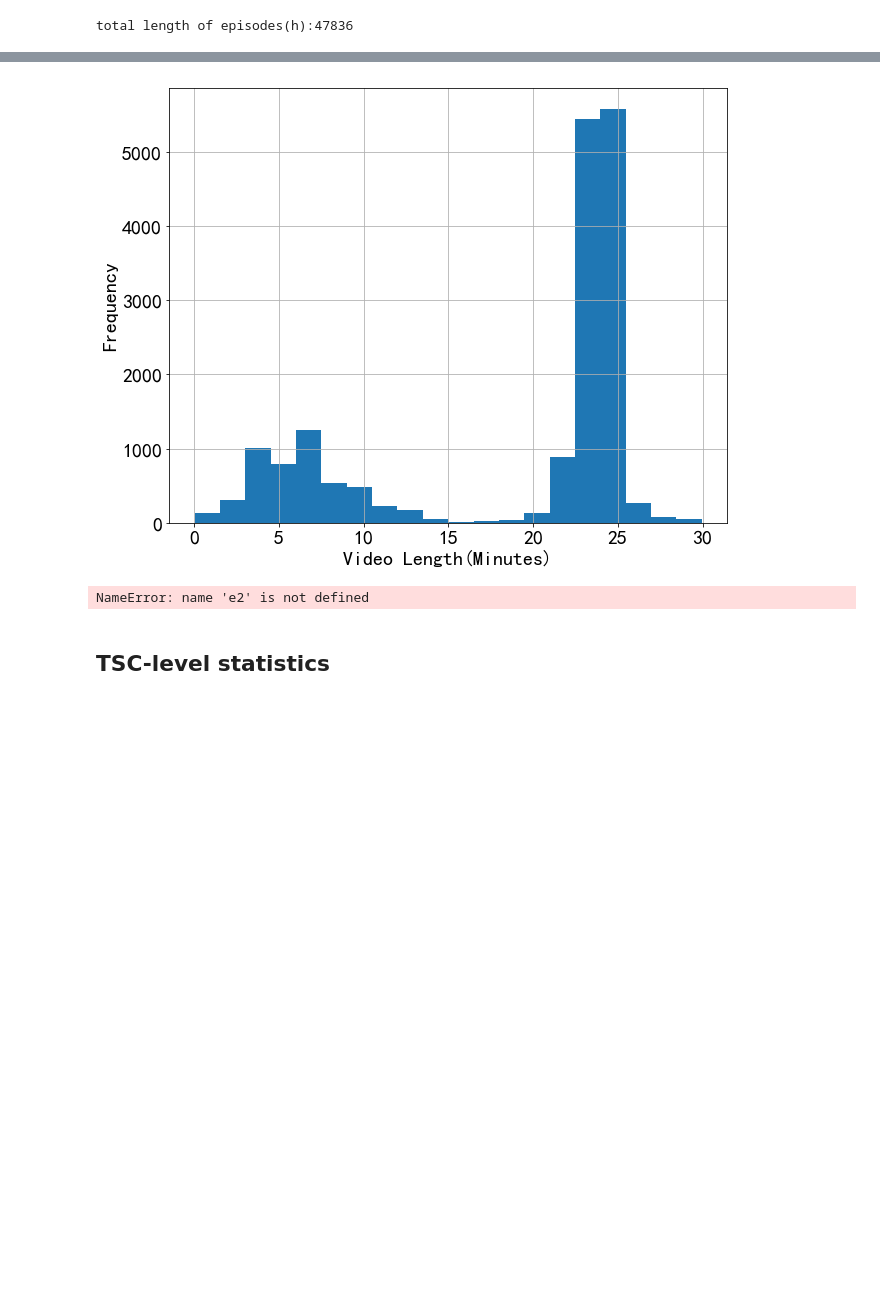
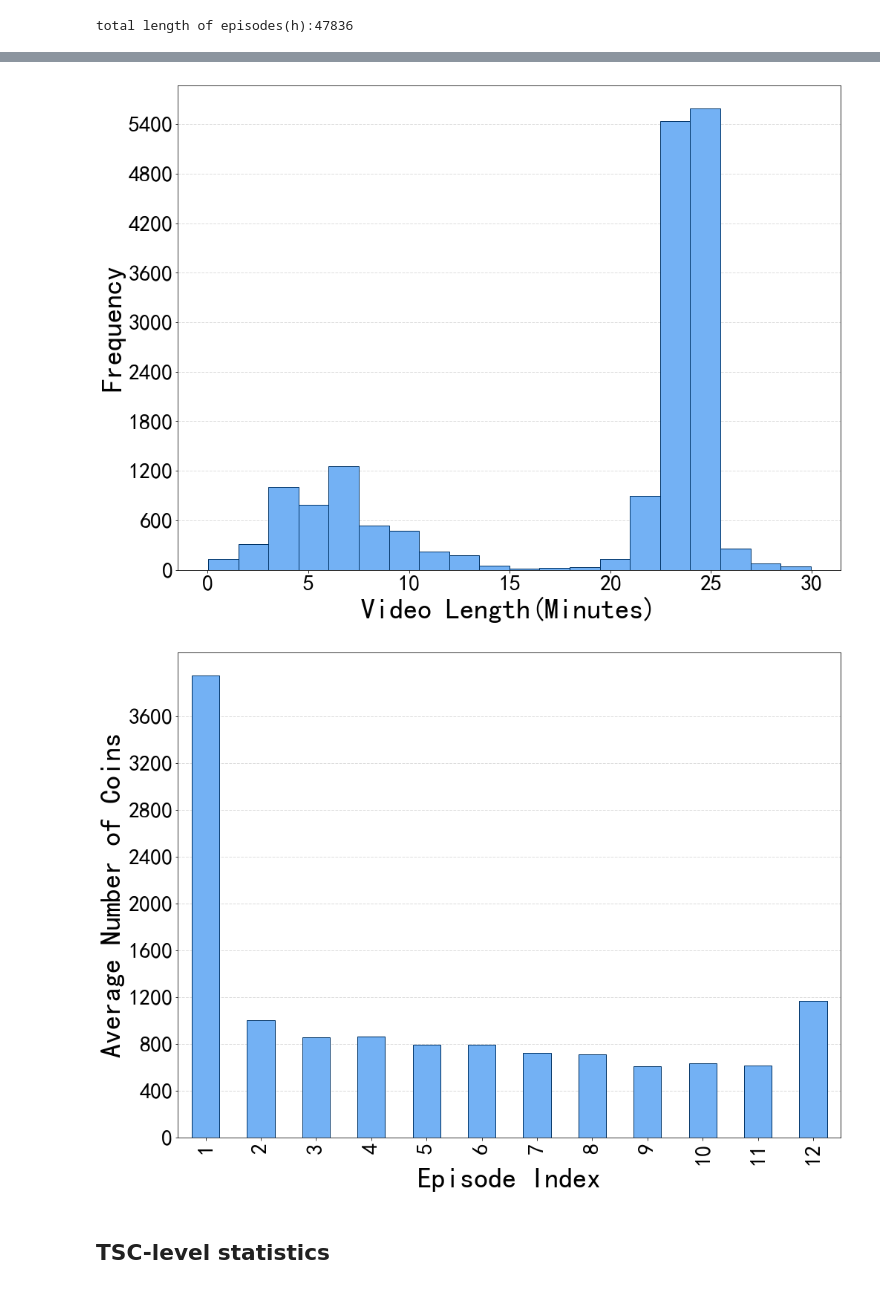
Before and after one commit to Viscount/IUI-Paper, a Jupyter notebook: data-stats/stats.ipynb, the cells around one changed output, grey strips where cells are left out. Drawn from its saved outputs; the diff is of its cells as text; code cells hidden in the pictures; blank space fills up the shorter version.

```diff
--- a/data-stats/stats.ipynb
+++ b/data-stats/stats.ipynb
@@ -103,24 +121,39 @@ plt.savefig('Figure 3a.pdf')
 # %%
 # distribution of video length per season
-(e_duration.max_time/60)[e_duration.max_time/60 <= 30].hist(bins=20,figsize=(10,8))
+(e_duration.max_time/60)[e_duration.max_time/60 <= 30].hist(
+    bins=20,figsize=(16,12),grid=False, color=BLUE, edgecolor=DARK_BLUE)
+mpl.rc('xtick', labelsize=30)
+mpl.rc('ytick', labelsize=30)
+mpl.rcParams['axes.labelsize'] = 38
+plt.yticks(np.arange(0, 6000, 600))
+ax = plt.gca()
+ax.set_axisbelow(True)
+ax.yaxis.grid(color=GRAY, linestyle='dashed', linewidth=1)
 plt.xlabel('Video Length(Minutes)')
 plt.ylabel('Frequency')
-plt.savefig('Figure 3b.pdf')
+plt.savefig('Figure_3b.pdf', bbox_inches='tight')
 # %% [output]
-[figure, old version]
+[figure, new version]
 # %%
 # One useful attribute of episode is ”coins” representing how many users like the episode
 # and average count of coins per episode index is shown in figure 3c.
 
 #average of coins per episode
 
-e2.groupby('index')['coins'].mean()[['1','2','3','4','5','6','7','8','9','10','11','12']]\
-    .plot(kind='bar', figsize=(9,6))
+e.groupby('index')['coins'].mean()[['1','2','3','4','5','6','7','8','9','10','11','12']]\
+    .plot(kind='bar', figsize=(16,12),grid=False, color=BLUE, edgecolor=DARK_BLUE)
+mpl.rc('xtick', labelsize=30)
+mpl.rc('ytick', labelsize=30)
+mpl.rcParams['axes.labelsize'] = 38
+plt.yticks(np.arange(0, 4000, 400))
+ax = plt.gca()
+ax.set_axisbelow(True)
+ax.yaxis.grid(color=GRAY, linestyle='dashed', linewidth=1)
 plt.xlabel('Episode Index')
 plt.ylabel('Average Number of Coins')
-plt.savefig('Figure 3c.pdf')
+plt.savefig('Figure_3c.pdf', bbox_inches='tight')
 # %% [output]
-NameError: name 'e2' is not defined
+[figure, added]
 # %% [markdown]
 ## TSC-level statistics
 # %%
```
Also changed, not shown: parts of 13 cells of this notebook, 11 other files.
